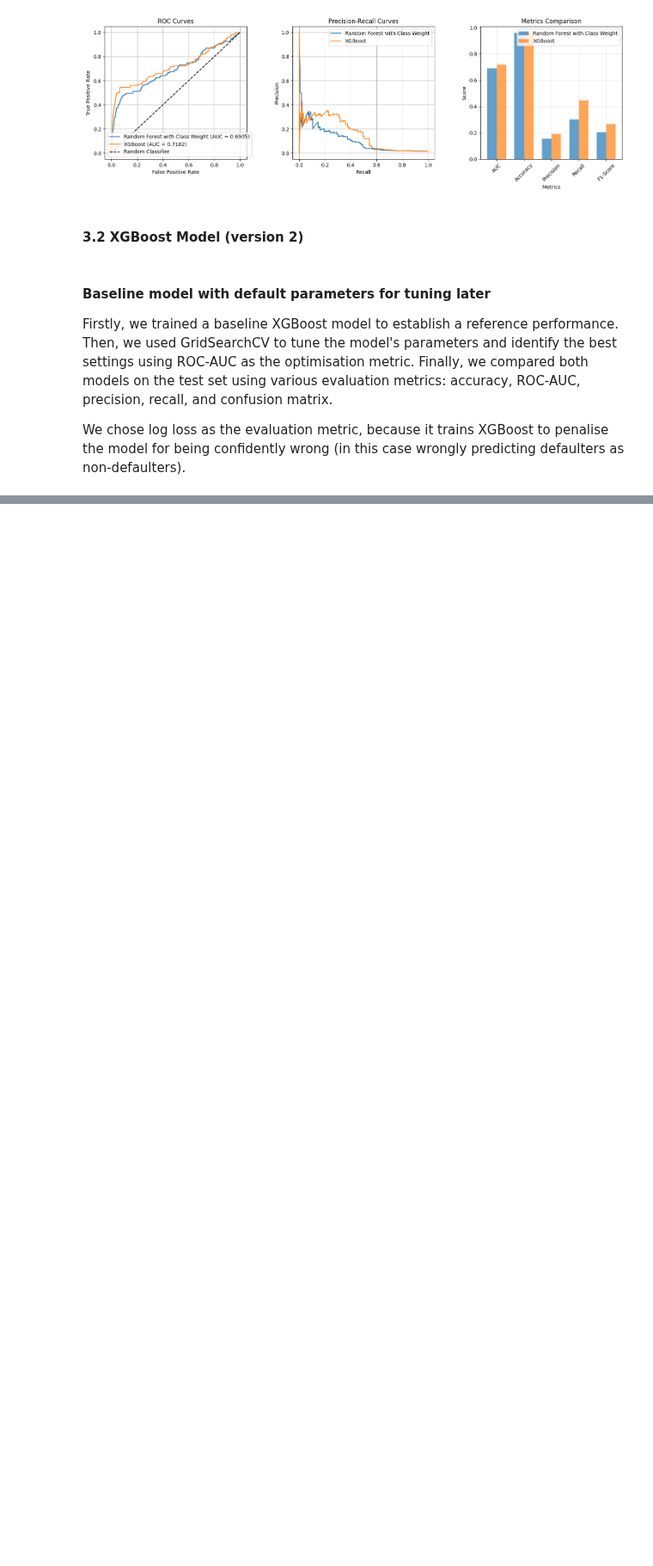
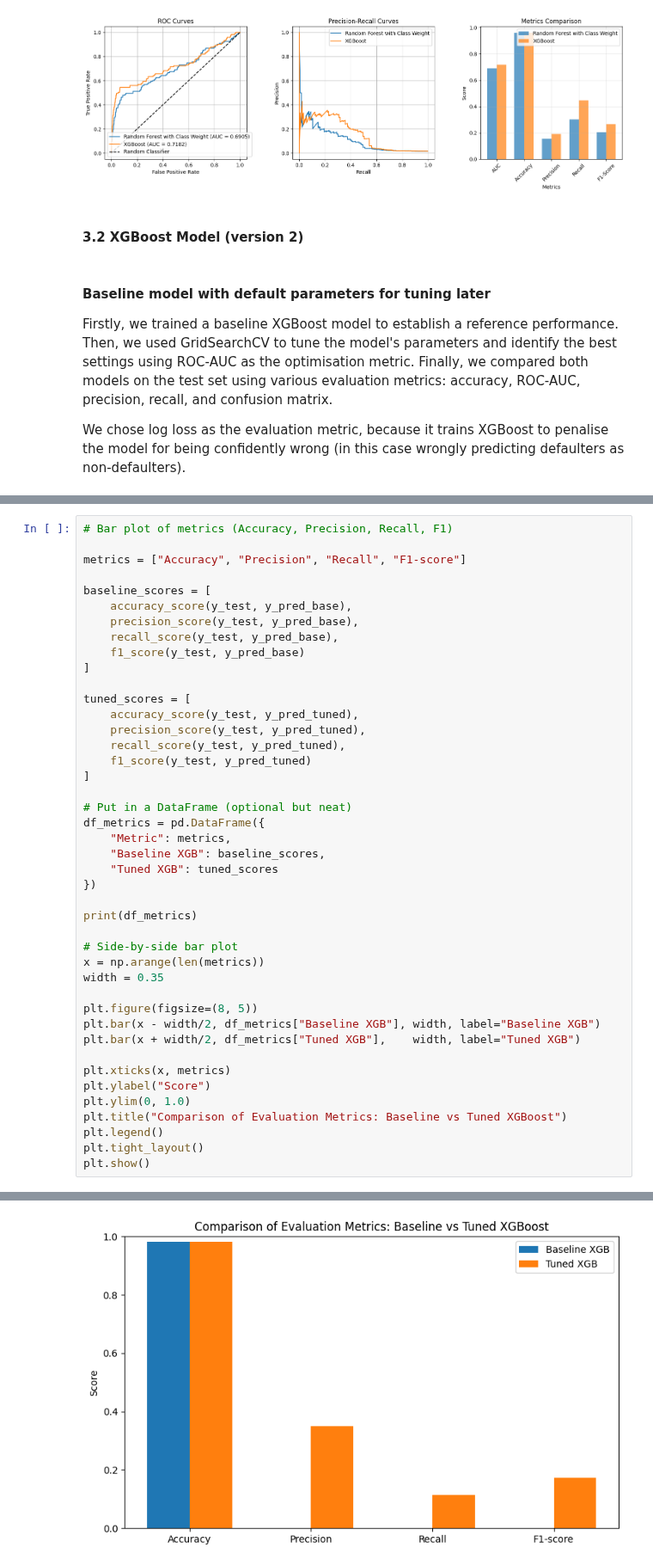
Before and after one commit to loowenwen/cs3244-project, a Jupyter notebook: src/final_random_forest.ipynb, the cells around one changed output, grey strips where cells are left out. Shown at 86% size. Saved outputs shown, nothing was run; the diff lists cells and outputs as text; blank space fills up the shorter version.

```diff
--- a/src/final_random_forest.ipynb
+++ b/src/final_random_forest.ipynb
@@ -1211,0 +1154,44 @@ plt.show()
+# %%
+# Bar plot of metrics (Accuracy, Precision, Recall, F1)
+
+metrics = ["Accuracy", "Precision", "Recall", "F1-score"]
+
+baseline_scores = [
+    accuracy_score(y_test, y_pred_base),
+    precision_score(y_test, y_pred_base),
+    recall_score(y_test, y_pred_base),
+    f1_score(y_test, y_pred_base)
+]
+
+tuned_scores = [
+    accuracy_score(y_test, y_pred_tuned),
+    precision_score(y_test, y_pred_tuned),
+    recall_score(y_test, y_pred_tuned),
+    f1_score(y_test, y_pred_tuned)
+]
+
+# Put in a DataFrame (optional but neat)
+df_metrics = pd.DataFrame({
+    "Metric": metrics,
+    "Baseline XGB": baseline_scores,
+    "Tuned XGB": tuned_scores
+})
+
+print(df_metrics)
+
+# Side-by-side bar plot
+x = np.arange(len(metrics))
+width = 0.35
+
+plt.figure(figsize=(8, 5))
+plt.bar(x - width/2, df_metrics["Baseline XGB"], width, label="Baseline XGB")
+plt.bar(x + width/2, df_metrics["Tuned XGB"],    width, label="Tuned XGB")
+
+plt.xticks(x, metrics)
+plt.ylabel("Score")
+plt.ylim(0, 1.0)
+plt.title("Comparison of Evaluation Metrics: Baseline vs Tuned XGBoost")
+plt.legend()
+plt.tight_layout()
+plt.show()
+# %% [output]
@@ -1211,0 +1203 @@ plt.show()
+[figure, added]
```
Also changed, not shown: parts of 23 cells of this notebook.
